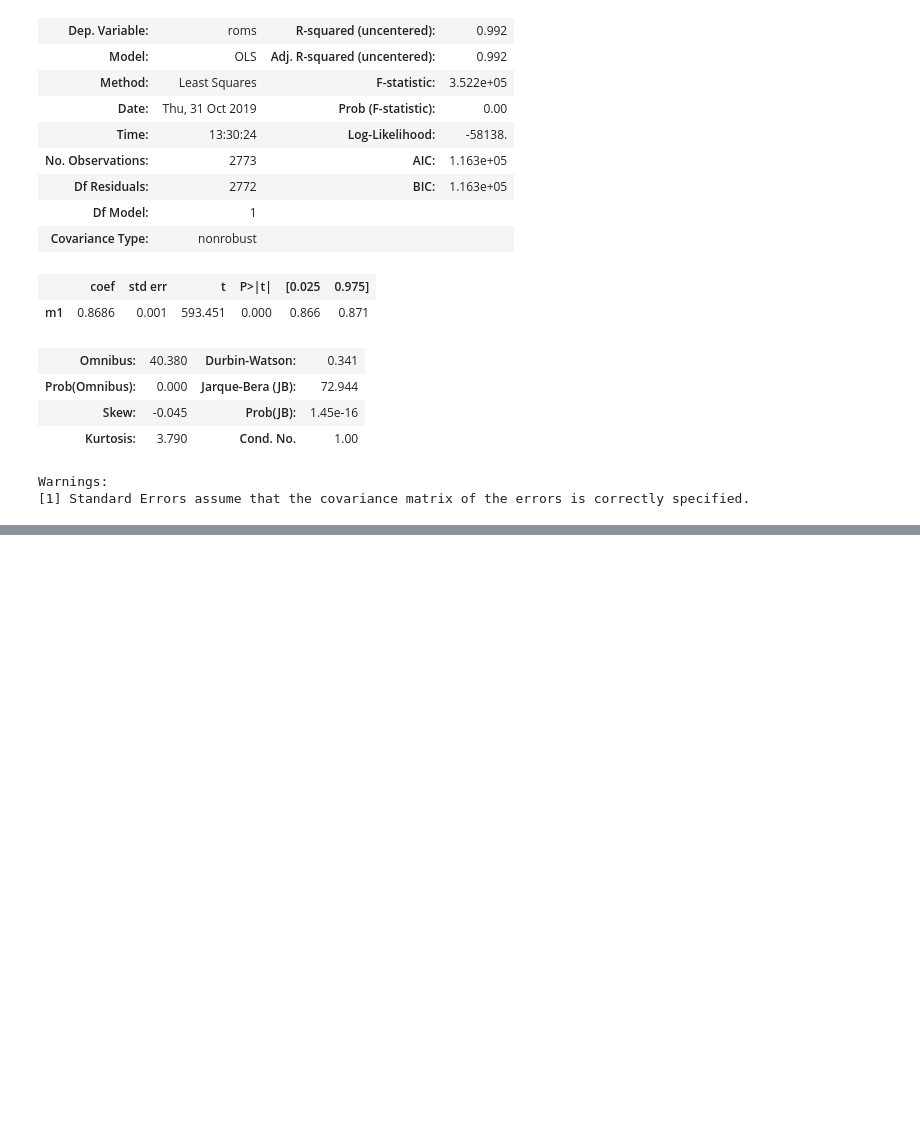
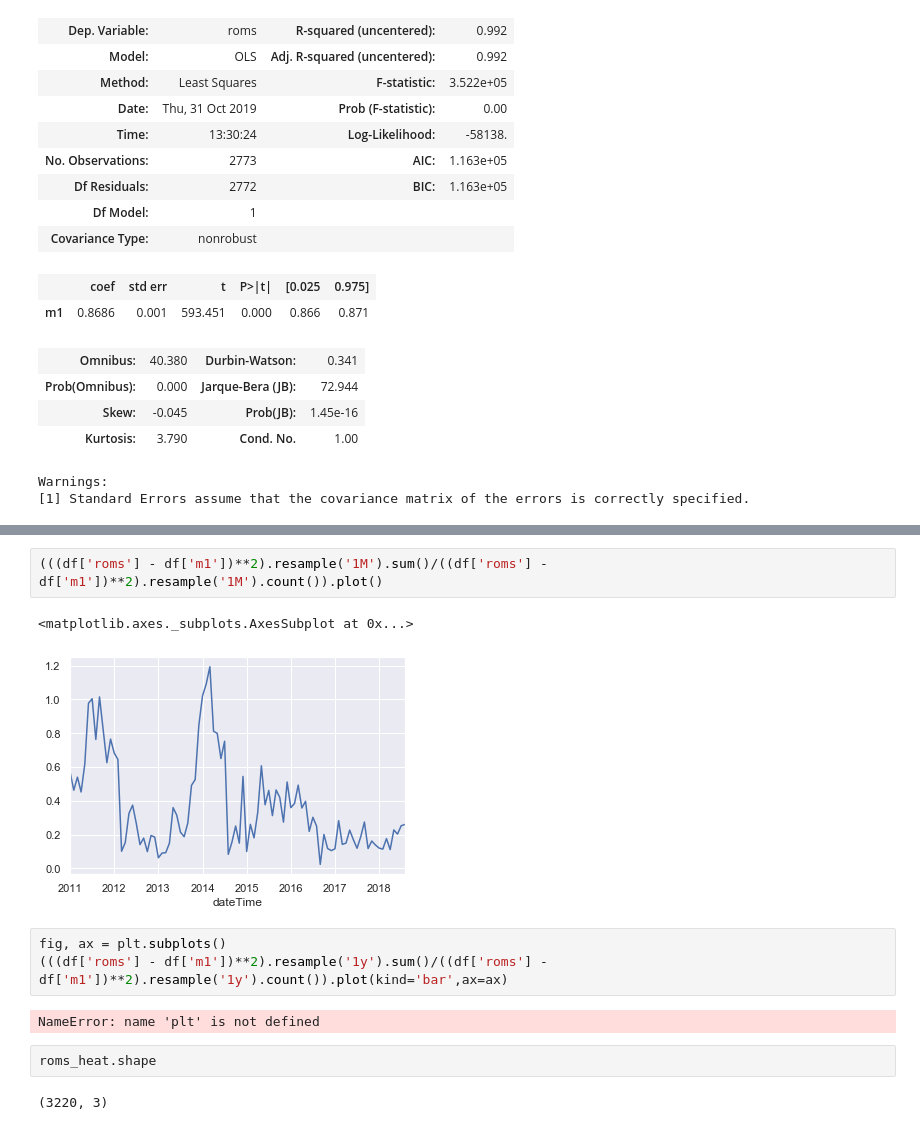
Before and after one commit to CeNCOOS/roms_sigma_coordinate, a Jupyter notebook: Heat Content Analysis/M1_ROMS_heat_content_analysis.ipynb, the cells around one changed output, grey strips where cells are left out. Saved outputs shown, nothing was run; the diff lists cells and outputs as text; blank space fills up the shorter version.

```diff
--- a/Heat Content Analysis/M1_ROMS_heat_content_analysis.ipynb
+++ b/Heat Content Analysis/M1_ROMS_heat_content_analysis.ipynb
@@ -105,0 +144,14 @@ Warnings:
+# %%
+(((df['roms'] - df['m1'])**2).resample('1M').sum()/((df['roms'] - df['m1'])**2).resample('1M').count()).plot()
+# %% [output]
+<matplotlib.axes._subplots.AxesSubplot at 0x...>
+[figure, added]
+# %%
+fig, ax = plt.subplots()
+(((df['roms'] - df['m1'])**2).resample('1y').sum()/((df['roms'] - df['m1'])**2).resample('1y').count()).plot(kind='bar',ax=ax)
+# %% [output]
+NameError: name 'plt' is not defined
+# %%
+roms_heat.shape
+# %% [output]
+(3220, 3)
```
Also changed, not shown: parts of 7 cells of this notebook, 23 other files.
